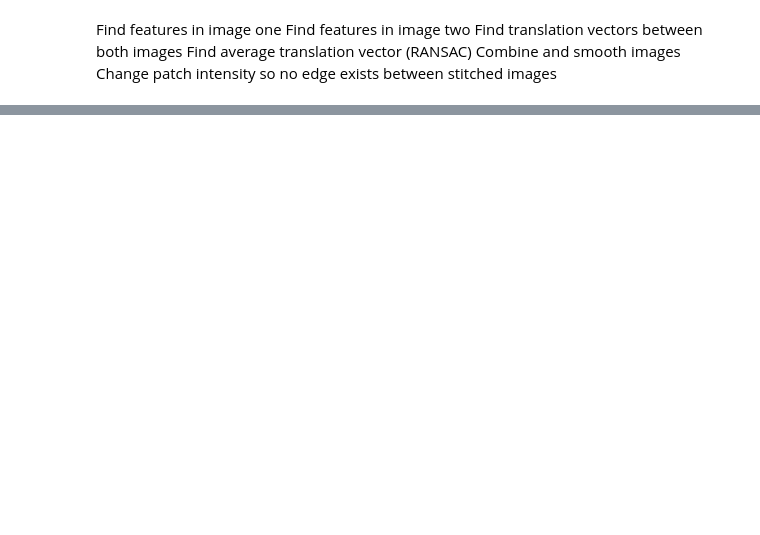
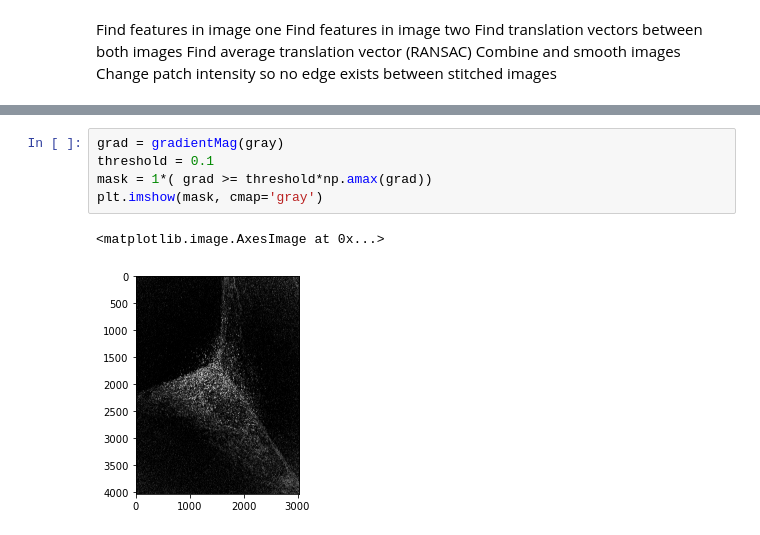
Before and after one commit to Tsmorz/computer-vision, a Jupyter notebook: Project 2/CV Project 2.ipynb, the cells around one changed output, grey strips where cells are left out. Saved outputs shown, nothing was run; the diff lists cells and outputs as text; blank space fills up the shorter version.

```diff
--- a/Project 2/CV Project 2.ipynb
+++ b/Project 2/CV Project 2.ipynb
@@ -208,0 +230,8 @@ Change patch intensity so no edge exists between stitched images
+# %%
+grad = gradientMag(gray)
+threshold = 0.1
+mask = 1*( grad >= threshold*np.amax(grad))
+plt.imshow(mask, cmap='gray')
+# %% [output]
+<matplotlib.image.AxesImage at 0x...>
+[figure, added]
```
Also changed, not shown: parts of 8 cells of this notebook.
